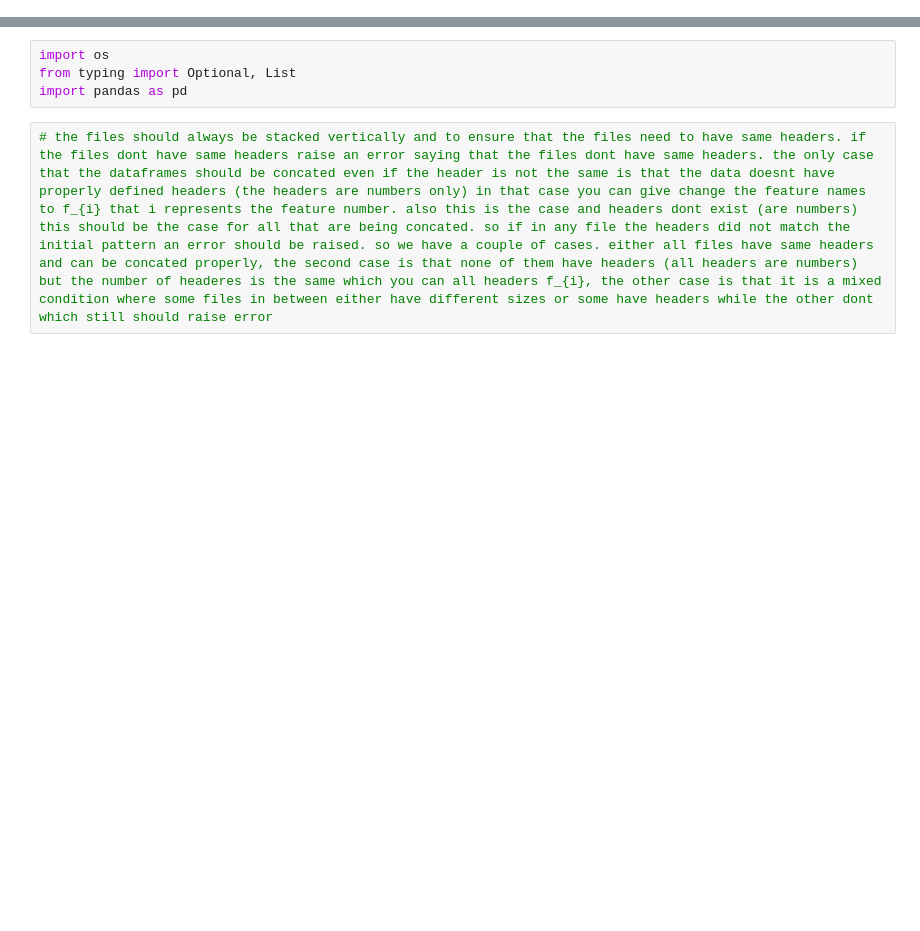
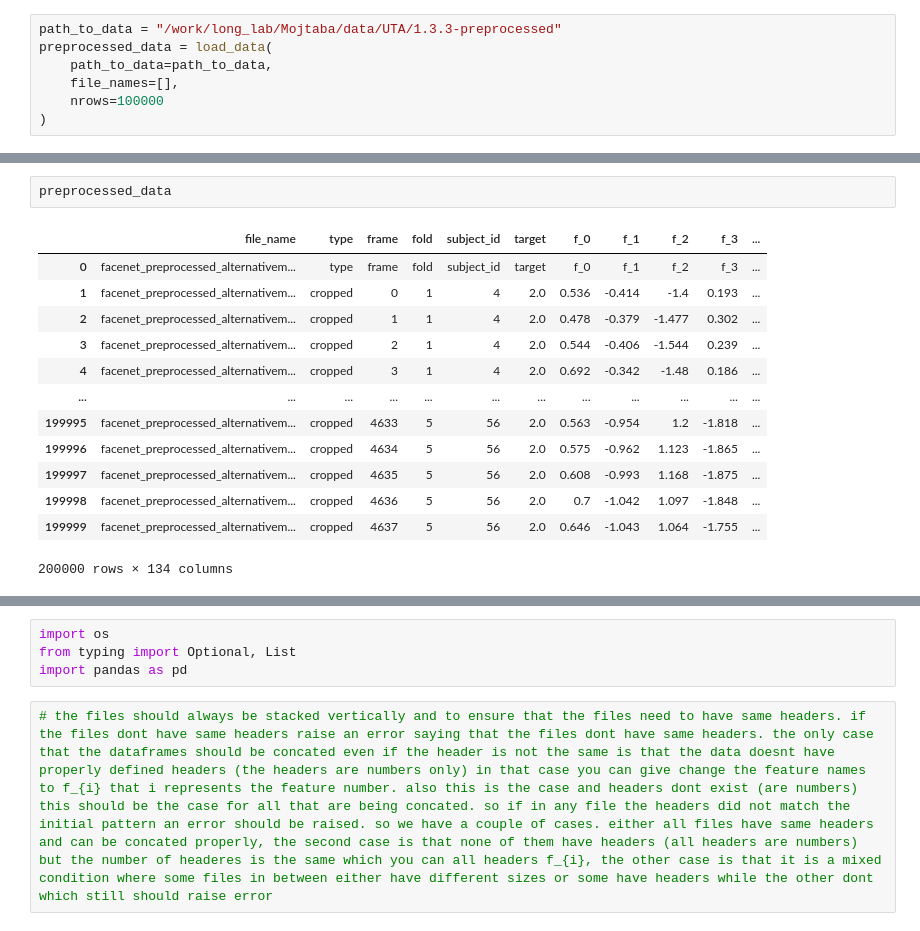
Before and after one commit to Roobahist/fatigue-detection, a Jupyter notebook: experiments/e7/temp.ipynb, the cells around one changed output, grey strips where cells are left out. Saved outputs shown, nothing was run; the diff lists cells and outputs as text; blank space fills up the shorter version.

```diff
--- a/experiments/e7/temp.ipynb
+++ b/experiments/e7/temp.ipynb
@@ -0,0 +68,7 @@
+# %%
+path_to_data = "/work/long_lab/Mojtaba/data/UTA/1.3.3-preprocessed"
+preprocessed_data = load_data(
+    path_to_data=path_to_data,
+    file_names=[],
+    nrows=100000
+)
@@ -0,0 +78,16 @@
+# %%
+preprocessed_data
+# %% [output]
+|  | file_name | type | frame | fold | subject_id | target | f_0 | f_1 | f_2 | f_3 | ... |
+| 0 | facenet_preprocessed_alternativem... | type | frame | fold | subject_id | target | f_0 | f_1 | f_2 | f_3 | ... |
+| 1 | facenet_preprocessed_alternativem... | cropped | 0 | 1 | 4 | 2.0 | 0.536 | -0.414 | -1.4 | 0.193 | ... |
+| 2 | facenet_preprocessed_alternativem... | cropped | 1 | 1 | 4 | 2.0 | 0.478 | -0.379 | -1.477 | 0.302 | ... |
+| 3 | facenet_preprocessed_alternativem... | cropped | 2 | 1 | 4 | 2.0 | 0.544 | -0.406 | -1.544 | 0.239 | ... |
+| 4 | facenet_preprocessed_alternativem... | cropped | 3 | 1 | 4 | 2.0 | 0.692 | -0.342 | -1.48 | 0.186 | ... |
+| ... | ... | ... | ... | ... | ... | ... | ... | ... | ... | ... | ... |
+| 199995 | facenet_preprocessed_alternativem... | cropped | 4633 | 5 | 56 | 2.0 | 0.563 | -0.954 | 1.2 | -1.818 | ... |
+| 199996 | facenet_preprocessed_alternativem... | cropped | 4634 | 5 | 56 | 2.0 | 0.575 | -0.962 | 1.123 | -1.865 | ... |
+| 199997 | facenet_preprocessed_alternativem... | cropped | 4635 | 5 | 56 | 2.0 | 0.608 | -0.993 | 1.168 | -1.875 | ... |
+| 199998 | facenet_preprocessed_alternativem... | cropped | 4636 | 5 | 56 | 2.0 | 0.7 | -1.042 | 1.097 | -1.848 | ... |
+| 199999 | facenet_preprocessed_alternativem... | cropped | 4637 | 5 | 56 | 2.0 | 0.646 | -1.043 | 1.064 | -1.755 | ... |
+200000 rows × 134 columns
```
Also changed, not shown: parts of 11 cells of this notebook.
